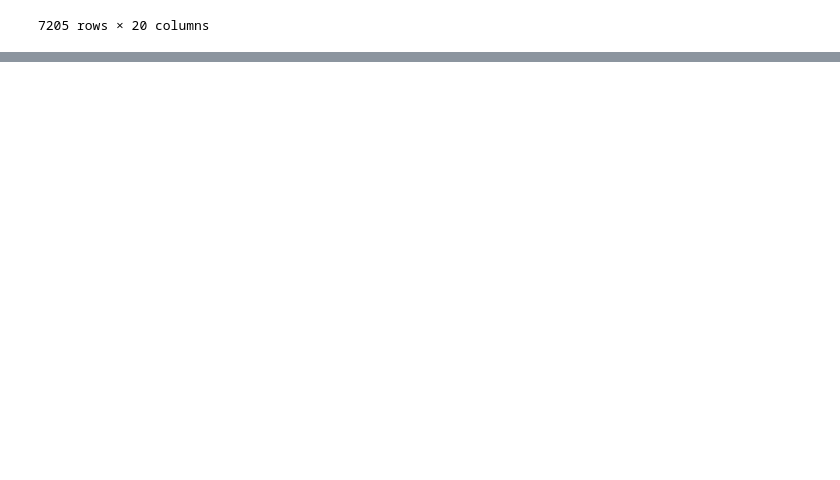
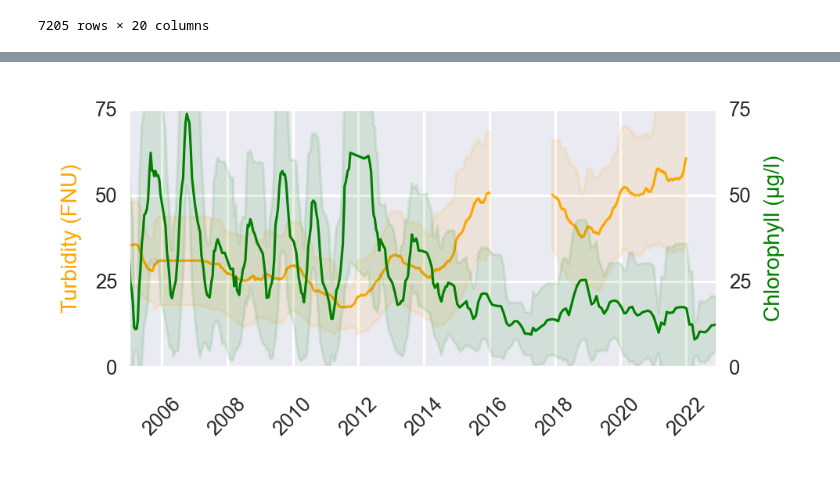
Before and after one commit to 465b/oceantracker, a Jupyter notebook: experiments/auxiliaries/chl_elbe/main.ipynb, the cells around one changed output, grey strips where cells are left out. Cells and saved outputs as stored; diff of their text form; code cells hidden in the pictures; blank space fills up the shorter version.

```diff
--- a/experiments/auxiliaries/chl_elbe/main.ipynb
+++ b/experiments/auxiliaries/chl_elbe/main.ipynb
@@ -112,12 +87,0 @@ for messstelle in set(df_turbidity['Messstelle']):
-# %%
-fig,ax = plt.subplots()
-
-for messstelle in [ "'Seemannshöft (Strom-km 628,9)'", "'Tonne 117 (Lühemündung) - Strom-km 645,5'"]:
-    df_subset = df_turbidity[df_turbidity['Messstelle'] == messstelle]
-    # ax.plot(df_subset['Datum'], df_subset['Messwert'], label=messstelle)
-    # moving average with a window lenght of 365 days
-    ax.plot(df_subset['Datum'], df_subset['Messwert'].rolling(window=10).mean(), label=messstelle)
-
-ax.legend()
-# xlim  from 2010 till 2024
-ax.set_xlim(pd.Timestamp('2010-01-01'), pd.Timestamp('2024-01-01'))
@@ -156,3 +105,88 @@ fig.savefig('chl_turbidity.png',dpi=300)
+# %%
+sns.set_style("darkgrid")
+# %%
+# creating figure with two y-axis
+# first y-axis is chlorophyll, second y-axis is turbidity
+
+# set font size 0.7
+sns.set_context("paper", font_scale=0.7)
+
+fig,ax1 = plt.subplots(figsize=(8.3/2.53, (8.3*0.5)/2.53), dpi=300,)
+ax2 = ax1.twinx()
+
+
+# turbidity
+for messstelle in set(df_turbidity['Messstelle']):
+    df_subset = df_turbidity[df_turbidity['Messstelle'] == messstelle]
+
+    # Filter data until 2016
+    df_turbidity_filtered = df_subset[df_subset['Datum'].dt.year <= 2016]
+    # Plot data until 2016
+    ax1.plot(df_turbidity_filtered['Datum'], df_turbidity_filtered['Messwert'].rolling(window=500).mean(), label=messstelle,color='orange',linewidth=0.75)
+    ax1.fill_between(df_turbidity_filtered['Datum'], df_turbidity_filtered['Messwert'].rolling(window=500).mean() - df_turbidity_filtered['Messwert'].rolling(window=500).std(), df_turbidity_filtered['Messwert'].rolling(window=500).mean() + df_turbidity_filtered['Messwert'].rolling(window=500).std(), alpha=0.1, color='orange')
+
+    # Filter data from 2018
+    df_turbidity_filtered = df_subset[df_subset['Datum'].dt.year >= 2015]
+    # Plot data from 2018
+    ax1.plot(df_turbidity_filtered['Datum'], df_turbidity_filtered['Messwert'].rolling(window=500).mean(), label=messstelle,color='orange',linewidth=0.75)
+    ax1.fill_between(df_turbidity_filtered['Datum'], df_turbidity_filtered['Messwert'].rolling(window=500).mean() - df_turbidity_filtered['Messwert'].rolling(window=500).std(), df_turbidity_filtered['Messwert'].rolling(window=500).mean() + df_turbidity_filtered['Messwert'].rolling(window=500).std(), alpha=0.1, color='orange')
+
+
+# chlorophyll
+for messstelle in [ "'Seemannshöft (Strom-km 628,9)'" ]:#, "'Tonne 117 (Lühemündung) - Strom-km 645,5'"]:
+    df_subset = df_chlorophyll[df_chlorophyll['Messstelle'] == messstelle]
+
+    ax2.plot(df_subset['Datum'], df_subset['Messwert'].rolling(window=10).mean(), label=messstelle,color='green',linewidth=0.75)
+    ax2.fill_between(df_subset['Datum'], df_subset['Messwert'].rolling(window=10).mean() - df_subset['Messwert'].rolling(window=10).std(), df_subset['Messwert'].rolling(window=10).mean() + df_subset['Messwert'].rolling(window=10).std(), alpha=0.1, color='green')
+
+# ylabel
+ax2.set_ylabel('Chlorophyll (µg/l)', color='green')
+
+
+
+    # ax2.plot(df_subset['Datum'], df_subset['Messwert'].rolling(window=500).mean(), label=messstelle,color='orange',linewidth=0.75)
+    # fill between std
+    # ax2.fill_between(df_subset['Datum'], df_subset['Messwert'].rolling(window=500).mean() - df_subset['Messwert'].rolling(window=500).std(), df_subset['Messwert'].rolling(window=500).mean() + df_subset['Messwert'].rolling(window=500).std(), alpha=0.1, color='orange')
+    # ax2.scatter(df_subset['Datum'], df_subset['Messwert'], color='orange',s=0.5)
+
+
+# ylabel
+ax1.set_ylabel('Turbidity (FNU)', color='orange')
+
+# xlim  from 2010 till 2024
+ax1.set_xlim(pd.Timestamp('2005-01-01'), pd.Timestamp('2022-12-15'))
+
+# grid major gray dashed
+# ax1.grid(which='major', linestyle='--', color='gray',alpha=0.2,zorder=0)
+
+# Example intervals for major ticks
+ax1_major_ticks = np.linspace(0, 75, 4)  # from -15 to -2 with step 2
+ax2_major_ticks = np.linspace(0, 75, len(ax1_major_ticks))  # same number of ticks
+
+# Set the major ticks
+ax1.set_yticks(ax1_major_ticks)
+ax2.set_yticks(ax2_major_ticks)
+
+ax1.set_ylim(0,75)
+ax2.set_ylim(0,75)
+
+# put alpha of grid of ax2 to 0.2
+ax2.grid(which='major', alpha=0.2,zorder=0)
+
+# remote tick lines from ax2
+ax1.tick_params(axis='y', which='both', length=0)
+ax2.tick_params(axis='y', which='both', length=0)
+
+# rotate x labels
+ax1.tick_params(axis='x', rotation=45)
+
+# tight layout
+fig.tight_layout()
+
+# savefig
+fig.savefig('chl_turbidity.png',dpi=300)
+# %% [output]
+[figure, added]
 # %%
 plt.figure(figsize=(20,10))
 plt.grid(True)
```
Also changed, not shown: parts of 7 cells of this notebook, 4 other files.
